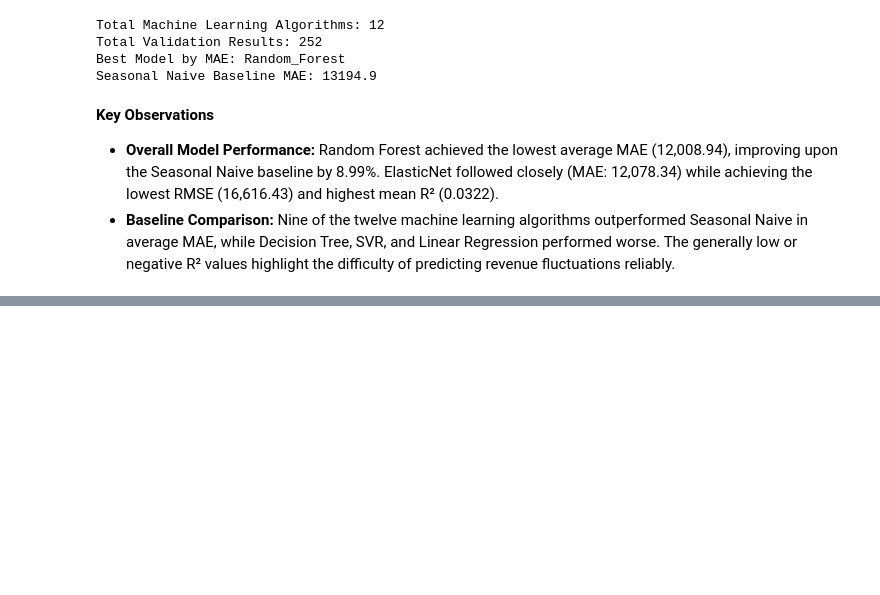
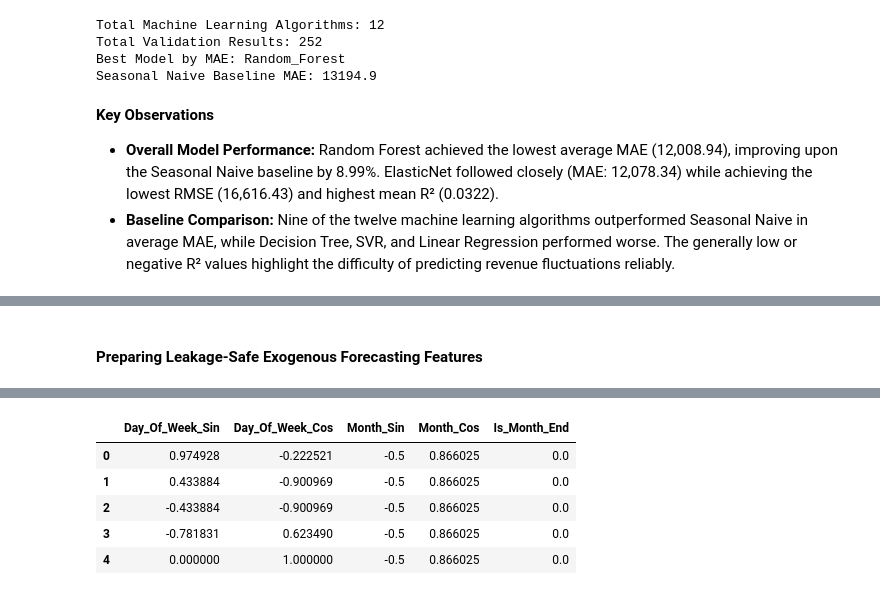
Before and after one commit to TejasMJ/Retail-Sales-Dynamics, a Jupyter notebook: notebooks/05_model_development.ipynb, the cells around one changed output, grey strips where cells are left out. Drawn from its saved outputs; the diff is of its cells as text; code cells hidden in the pictures; blank space fills up the shorter version.

Commit message:
Statistical models added

```diff
--- a/notebooks/05_model_development.ipynb
+++ b/notebooks/05_model_development.ipynb
@@ -861,0 +1073,74 @@ Seasonal Naive Baseline MAE: 13194.9
+# %% [markdown]
+#### Preparing Leakage-Safe Exogenous Forecasting Features
+# %%
+statistical_exog_df = statistical_df[
+    ["Transaction_Date"]
+].copy()
+
+statistical_exog_df["Day_Of_Week"] = (
+    statistical_exog_df["Transaction_Date"].dt.dayofweek
+)
+
+statistical_exog_df["Month"] = (
+    statistical_exog_df["Transaction_Date"].dt.month
+)
+
+statistical_exog_df["Is_Month_End"] = (
+    statistical_exog_df["Transaction_Date"].dt.is_month_end.astype(int)
+)
+
+statistical_exog_df["Day_Of_Week_Sin"] = np.sin(
+    2 * np.pi * statistical_exog_df["Day_Of_Week"] / 7
+)
+
+statistical_exog_df["Day_Of_Week_Cos"] = np.cos(
+    2 * np.pi * statistical_exog_df["Day_Of_Week"] / 7
+)
+
+statistical_exog_df["Month_Sin"] = np.sin(
+    2 * np.pi * (statistical_exog_df["Month"] - 1) / 12
+)
+
+statistical_exog_df["Month_Cos"] = np.cos(
+    2 * np.pi * (statistical_exog_df["Month"] - 1) / 12
+)
+
+statistical_exog_columns = [
+    "Day_Of_Week_Sin",
+    "Day_Of_Week_Cos",
+    "Month_Sin",
+    "Month_Cos",
+    "Is_Month_End"
+]
+
+statistical_exog = statistical_exog_df[
+    statistical_exog_columns
+].astype(float)
+
+statistical_model_config["SARIMAX"]["exogenous_feature"] = (
+    statistical_exog_columns
+)
+
+assert statistical_exog.notna().all().all()
+assert len(statistical_exog) == len(statistical_series)
+
+for origin_positions in validation_origin_positions:
+    for origin_position in origin_positions:
+        future_positions = np.arange(
+            origin_position + 1,
+            origin_position + forecast_horizon + 1
+        )
+
+        assert len(
+            statistical_exog.iloc[future_positions]
+        ) == forecast_horizon
+
+print("SARIMAX Exogenous Features:")
+print(statistical_exog_columns)
+
+print("\nExogenous Feature Matrix Shape:", statistical_exog.shape)
+print("Missing Values:", statistical_exog.isna().sum().sum())
+print("Future Feature Alignment: Passed")
+
+display(statistical_exog.head())
+# %% [output]
@@ -861,0 +1153,6 @@ Seasonal Naive Baseline MAE: 13194.9
+|  | Day_Of_Week_Sin | Day_Of_Week_Cos | Month_Sin | Month_Cos | Is_Month_End |
+| 0 | 0.974928 | -0.222521 | -0.5 | 0.866025 | 0.0 |
+| 1 | 0.433884 | -0.900969 | -0.5 | 0.866025 | 0.0 |
+| 2 | -0.433884 | -0.900969 | -0.5 | 0.866025 | 0.0 |
+| 3 | -0.781831 | 0.623490 | -0.5 | 0.866025 | 0.0 |
+| 4 | 0.000000 | 1.000000 | -0.5 | 0.866025 | 0.0 |
```
Also changed, not shown: parts of 20 cells of this notebook.
